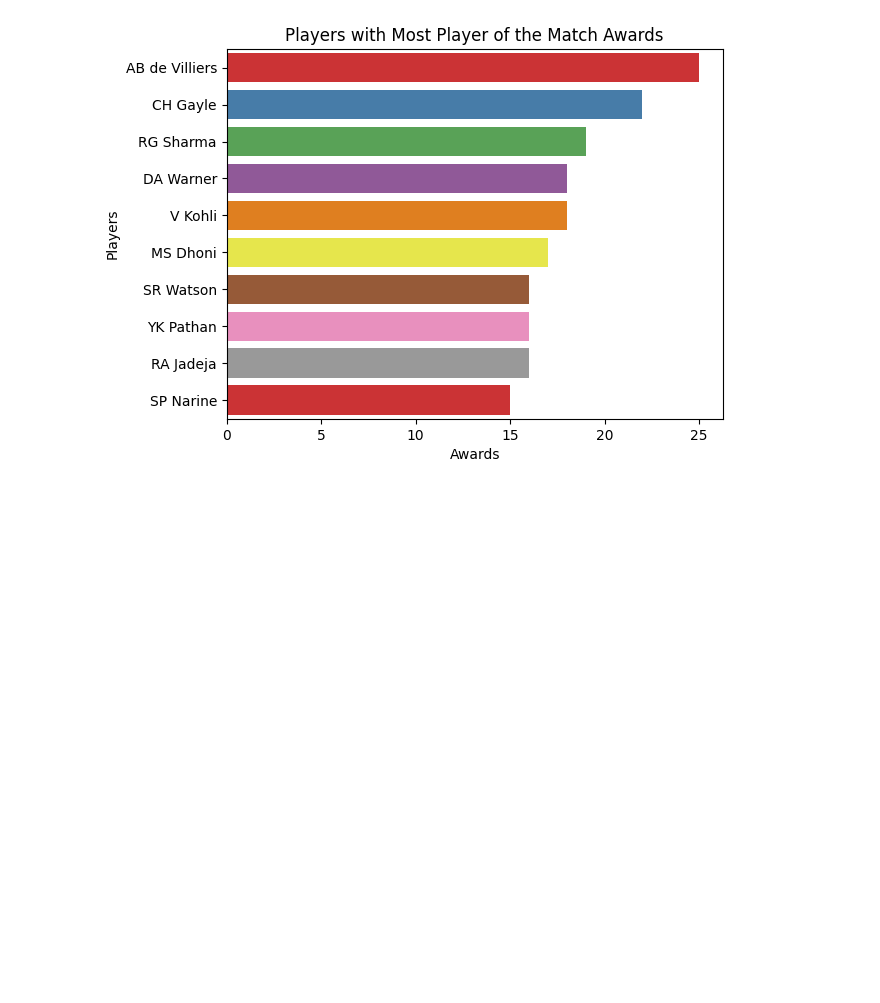
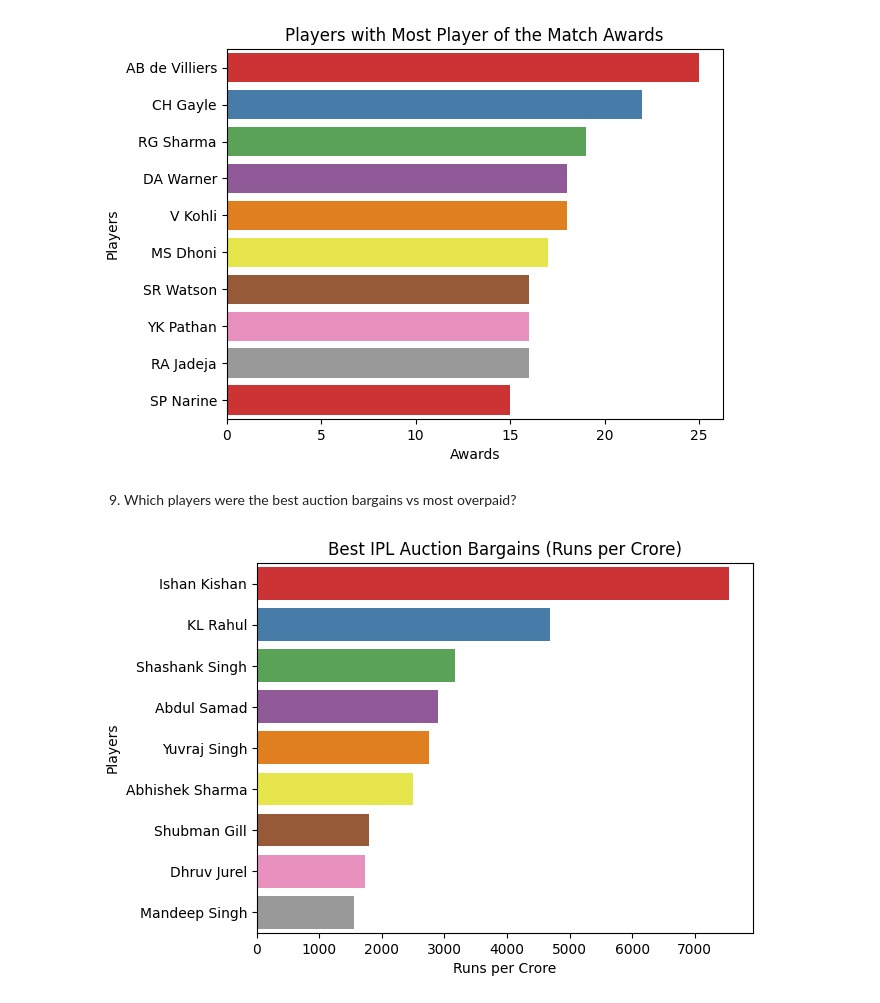
Before and after one commit to riddhikale/CricIQ, a Jupyter notebook: ipl.ipynb, the cells around one changed output. Drawn from its saved outputs; the diff is of its cells as text; code cells hidden in the pictures; blank space fills up the shorter version.

Commit message:
evaluate player auction value based on performance-price ratio

```diff
--- a/ipl.ipynb
+++ b/ipl.ipynb
@@ -424,3 +424,31 @@ plt.ylabel("Players")
 plt.show()
 # %% [output]
 [figure]
+# %% [markdown]
+9. Which players were the best auction bargains vs most overpaid?
+# %%
+player_runs = deliveries.groupby('batter')['batsman_runs'].sum().reset_index()
+player_runs.rename(columns={'batter':'player'}, inplace=True)
+# %%
+auction_runs = auction.merge(player_runs, on='player', how='left')
+auction_runs['price_crore'] = auction_runs['Amount'] / 10000000
+auction_runs['runs_per_crore'] = auction_runs['batsman_runs'] / auction_runs['price_crore']
+# %%
+best_bargains = auction_runs.sort_values(
+    'runs_per_crore',
+    ascending=False
+).head(10)
+# %%
+sns.barplot(
+    x=best_bargains['runs_per_crore'],
+    y=best_bargains['player'],
+    palette="Set1",
+    ci=None
+)
+
+plt.title("Best IPL Auction Bargains (Runs per Crore)")
+plt.xlabel("Runs per Crore")
+plt.ylabel("Players")
+plt.show()
+# %% [output]
+[figure, added]
```
